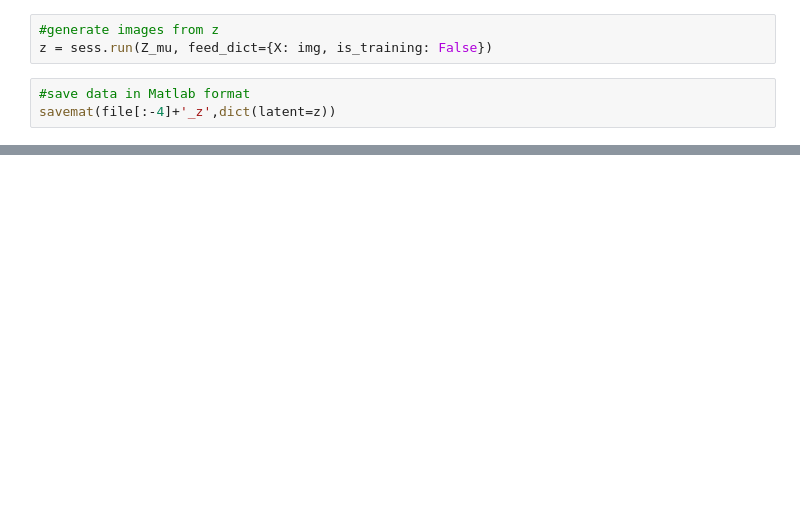
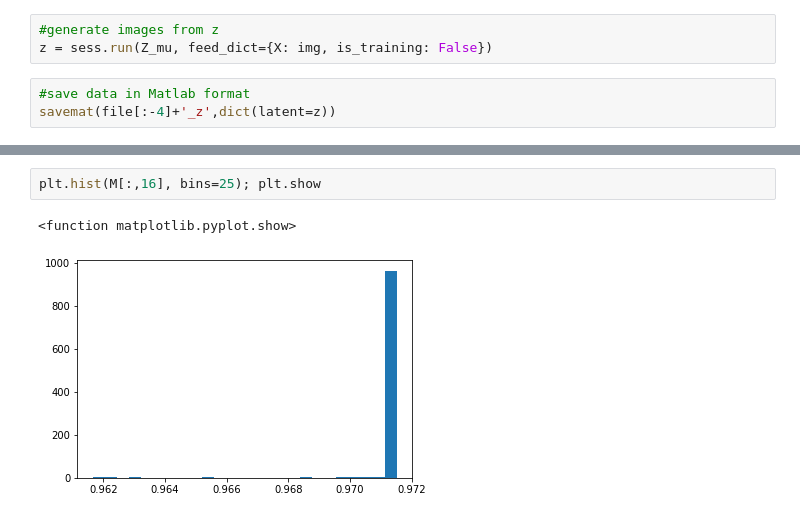
Before and after one commit to SourCherries/VAE-GAN-CelebA, a Jupyter notebook: explore_1.ipynb, the cells around one changed output, grey strips where cells are left out. Cells and saved outputs as stored; diff of their text form; blank space fills up the shorter version.

```diff
--- a/explore_1.ipynb
+++ b/explore_1.ipynb
@@ -54,0 +230,5 @@ plt.hist(z.squeeze())
+# %%
+plt.hist(M[:,16], bins=25); plt.show
+# %% [output]
+<function matplotlib.pyplot.show>
+[figure, added]
```
Also changed, not shown: parts of 43 cells of this notebook.
